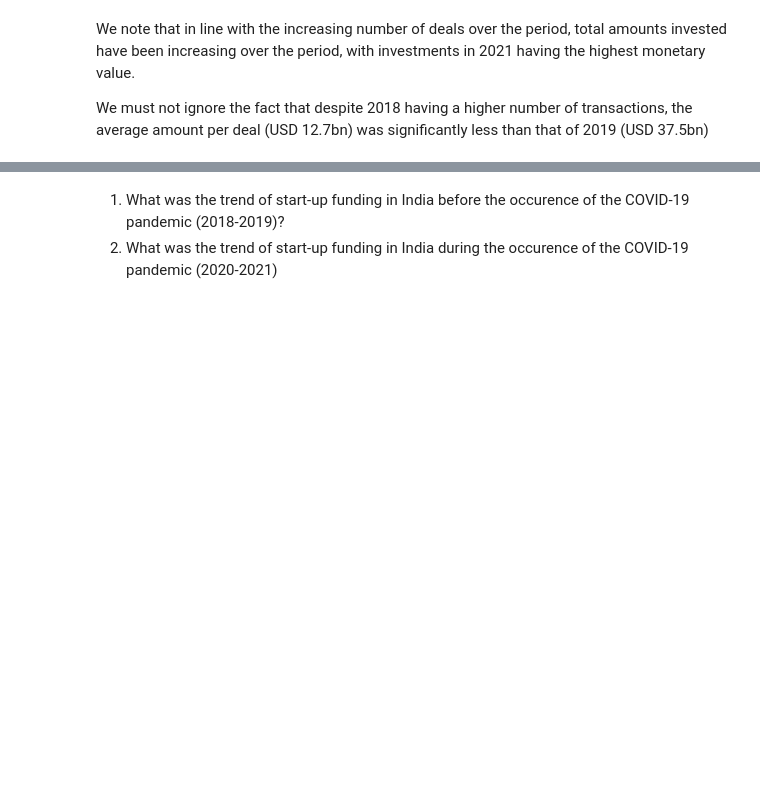
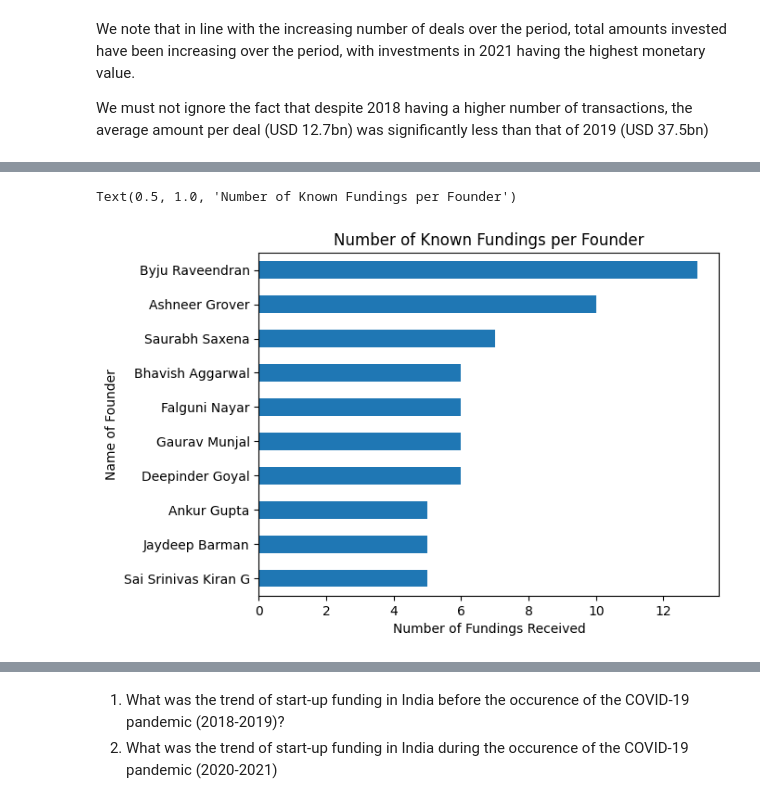
Before and after one commit to kbay9/Indian-startup-funding-analyses-with-python, a Jupyter notebook: DataAnalysis_Step_By_Step_Guide.ipynb, the cells around one changed output, grey strips where cells are left out. Drawn from its saved outputs; the diff is of its cells as text; code cells hidden in the pictures; blank space fills up the shorter version.

```diff
--- a/DataAnalysis_Step_By_Step_Guide.ipynb
+++ b/DataAnalysis_Step_By_Step_Guide.ipynb
@@ -2096,0 +2263,8 @@ We must not ignore the fact that despite 2018 having a higher number of transact
+# %%
+founders[1:].head(10).sort_values().plot.barh() # Plotting while excluding the "Unknown Founders"
+plt.xlabel("Number of Fundings Received")
+plt.ylabel("Name of Founder")
+plt.title("Number of Known Fundings per Founder")
+# %% [output]
+Text(0.5, 1.0, 'Number of Known Fundings per Founder')
+[figure, added]
```
Also changed, not shown: parts of 71 cells of this notebook, 1 other file.
